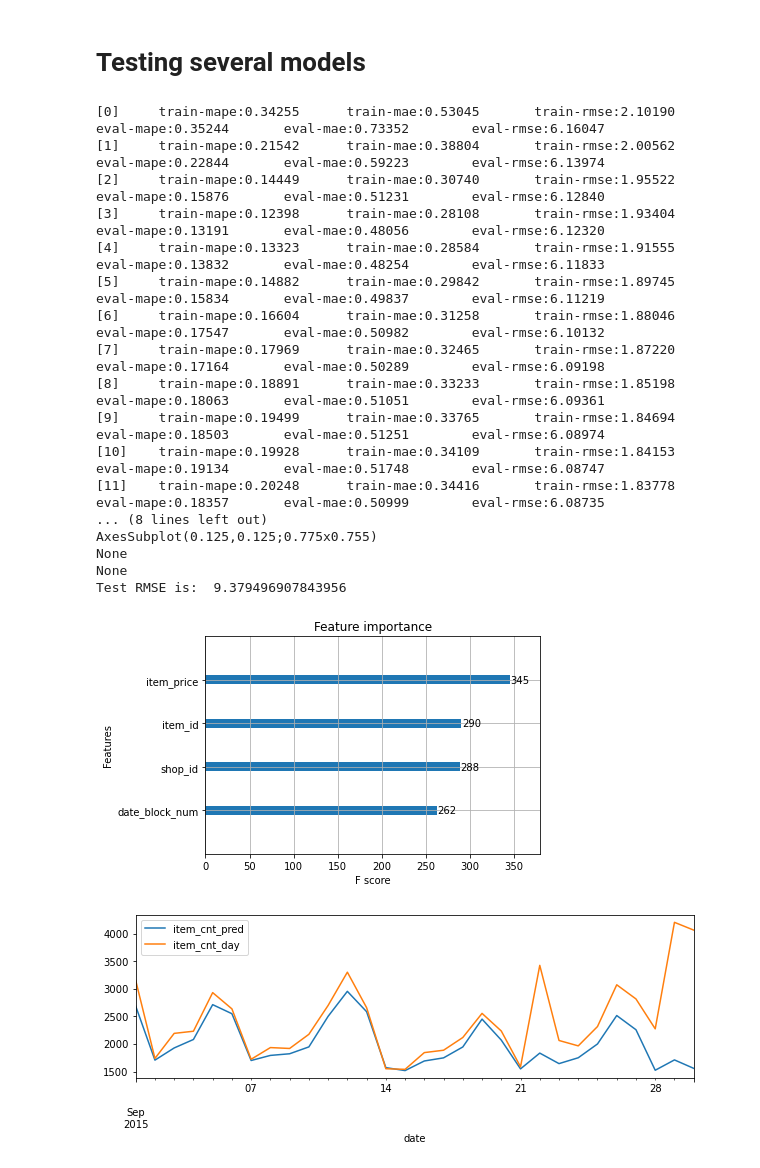
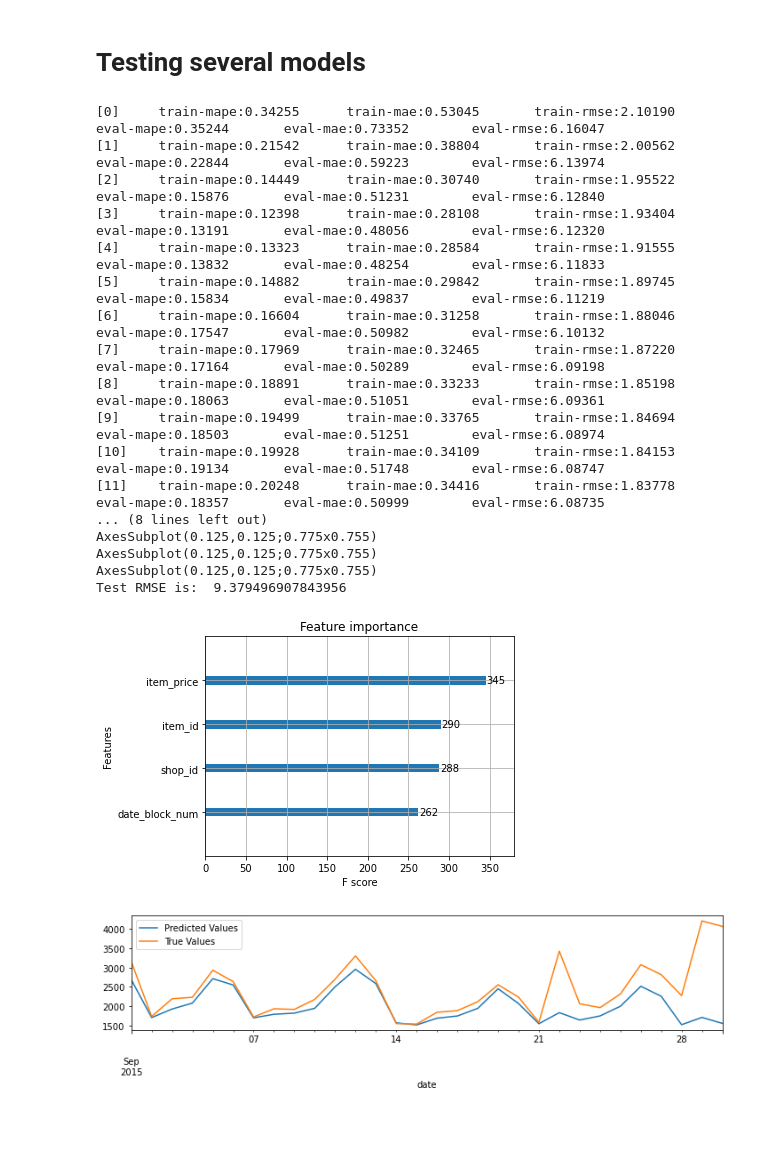
Before and after one commit to JonathanRayner/Kaggle-Predict-Sales, a Jupyter notebook: xgboost.ipynb, the cells around one changed output. Cells and saved outputs as stored; diff of their text form; code cells hidden in the pictures; blank space fills up the shorter version.

```diff
--- a/xgboost.ipynb
+++ b/xgboost.ipynb
@@ -151,17 +151,18 @@ def plot_predictions(model, dmatrix, data):
     # use best iteration
     predictions = model.predict(dmatrix) #, ntree_limit=model.best_iteration)
 
-    compare = pd.DataFrame(data=predictions, index=data.index, columns=['item_cnt_pred'])
-    compare['item_cnt_day'] = data['item_cnt_day']
+    compare = pd.DataFrame(data=predictions, index=data.index, columns=['Predicted Values'])
+    compare['True Values'] = data['item_cnt_day']
 
     # calculate totals for each date
-    compare.groupby('date').sum().plot(figsize=(10, 3))
+    return compare.groupby('date').sum().plot(figsize=(10, 3))
 # %%
 def summarize_model(num_trees=10,
                     train_val_test_dates=[None, None, None],
                     extra_features=False,
                     only_normal_shops=False,
-                    only_normal_items=False):
+                    only_normal_items=False,
+                    save_figs=False):
 
     # train model
     model = make_model(num_trees=num_trees,
@@ -176,13 +177,31 @@ def summarize_model(num_trees=10,
                                                                     only_normal_shops=only_normal_shops,
                                                                     only_normal_items=only_normal_items)
     # feature importance
-    print(xgb.plot_importance(model))
+    if save_figs:
+        ax = xgb.plot_importance(model)
+        print(ax)
+        ax.figure.tight_layout()
+        ax.figure.savefig(save_figs+'_feature_importance.png')
+    else:
+        print(xgb.plot_importance(model))
 
     # validation plots
-    print(plot_predictions(model, dvalidation, validation))
+    if save_figs:
+        ax = plot_predictions(model, dvalidation, validation)
+        print(ax)
+        ax.figure.tight_layout()
+        ax.figure.savefig(save_figs+'_validation.png')
+    else:
+        print(plot_predictions(model, dvalidation, validation))
 
     # test plots
-    print(plot_predictions(model, dtest, test))
+    if save_figs:
+        ax = plot_predictions(model, dtest, test)
+        print(ax)
+        ax.figure.tight_layout()
+        ax.figure.savefig(save_figs+'_test.png')
+    else:
+        print(plot_predictions(model, dtest, test))
 
     # calculate and print test rmse
     test_pred = model.predict(dtest)
@@ -202,35 +221,38 @@ def summarize_model(num_trees=10,
 
 # feature engineering parameters
 # use all data, last month for test, 2nd last month for validation
 train_val_test_dates = ['2013-01-01', '2015-09-01', '2015-10-01']
 extra_features = False
 only_normal_shops = False
 only_normal_items = False
 
 num_trees = 20
 
+save_figs = 'baseline'
+
 summarize_model(num_trees=num_trees,
                 train_val_test_dates=train_val_test_dates,
                 extra_features=extra_features,
                 only_normal_shops=only_normal_shops,
-                only_normal_items=only_normal_items)
+                only_normal_items=only_normal_items,
+                save_figs=save_figs)
 # %% [output]
 [0]     train-mape:0.34255      train-mae:0.53045       train-rmse:2.10190      eval-mape:0.35244       eval-mae:0.73352        eval-rmse:6.16047
 [1]     train-mape:0.21542      train-mae:0.38804       train-rmse:2.00562      eval-mape:0.22844       eval-mae:0.59223        eval-rmse:6.13974
 [2]     train-mape:0.14449      train-mae:0.30740       train-rmse:1.95522      eval-mape:0.15876       eval-mae:0.51231        eval-rmse:6.12840
 [3]     train-mape:0.12398      train-mae:0.28108       train-rmse:1.93404      eval-mape:0.13191       eval-mae:0.48056        eval-rmse:6.12320
 [4]     train-mape:0.13323      train-mae:0.28584       train-rmse:1.91555      eval-mape:0.13832       eval-mae:0.48254        eval-rmse:6.11833
 [5]     train-mape:0.14882      train-mae:0.29842       train-rmse:1.89745      eval-mape:0.15834       eval-mae:0.49837        eval-rmse:6.11219
 [6]     train-mape:0.16604      train-mae:0.31258       train-rmse:1.88046      eval-mape:0.17547       eval-mae:0.50982        eval-rmse:6.10132
 [7]     train-mape:0.17969      train-mae:0.32465       train-rmse:1.87220      eval-mape:0.17164       eval-mae:0.50289        eval-rmse:6.09198
 [8]     train-mape:0.18891      train-mae:0.33233       train-rmse:1.85198      eval-mape:0.18063       eval-mae:0.51051        eval-rmse:6.09361
 [9]     train-mape:0.19499      train-mae:0.33765       train-rmse:1.84694      eval-mape:0.18503       eval-mae:0.51251        eval-rmse:6.08974
 [10]    train-mape:0.19928      train-mae:0.34109       train-rmse:1.84153      eval-mape:0.19134       eval-mae:0.51748        eval-rmse:6.08747
 [11]    train-mape:0.20248      train-mae:0.34416       train-rmse:1.83778      eval-mape:0.18357       eval-mae:0.50999        eval-rmse:6.08735
 ... (8 lines left out)
 AxesSubplot(0.125,0.125;0.775x0.755)
-None
-None
+AxesSubplot(0.125,0.125;0.775x0.755)
+AxesSubplot(0.125,0.125;0.775x0.755)
 Test RMSE is:  9.379496907843956
-[figure, old version]
+[figure, new version]
-[figure, old version]
+[figure, new version]
```
Also changed, not shown: parts of 3 cells of this notebook, 3 other files.
